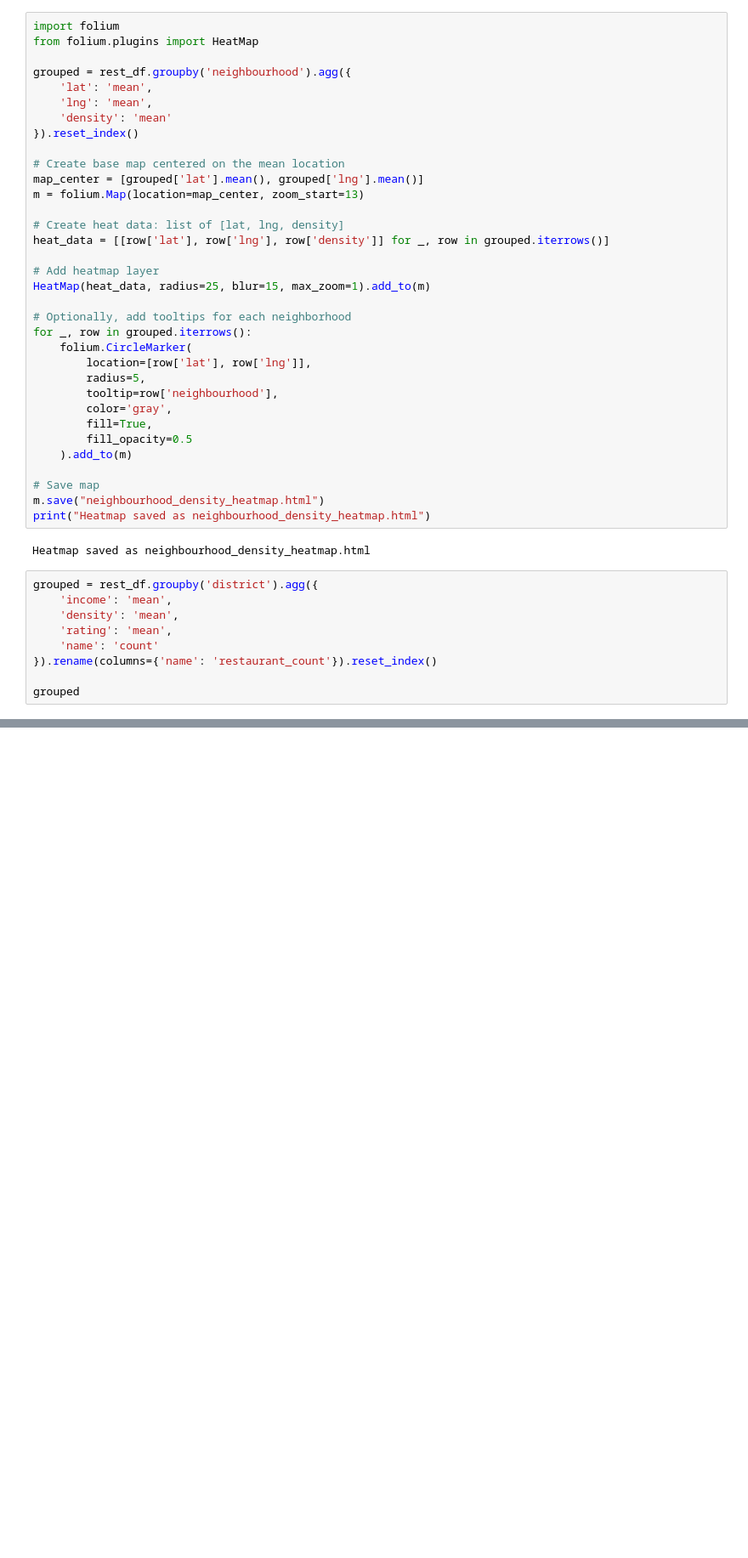
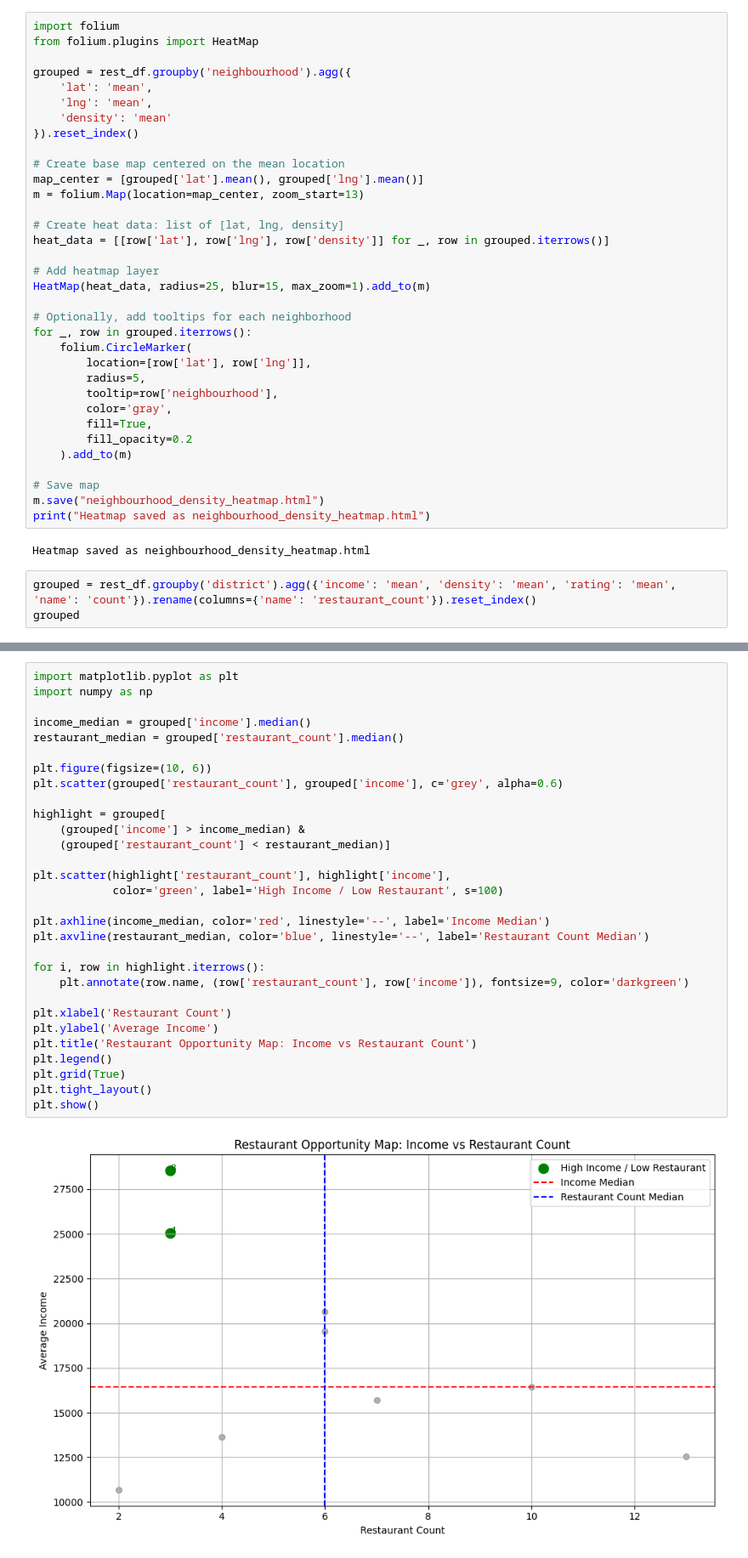
Before and after one commit to levinX7/first_project, a Jupyter notebook: notebooks/Maps_and_charts.ipynb, the cells around one changed output, grey strips where cells are left out. Shown: that part at 85% size. Saved outputs shown, nothing was run; the diff lists cells and outputs as text; blank space fills up the shorter version.

```diff
--- a/notebooks/Maps_and_charts.ipynb
+++ b/notebooks/Maps_and_charts.ipynb
@@ -37,7 +37,7 @@ for _, row in grouped.iterrows():
         tooltip=row['neighbourhood'],
         color='gray',
         fill=True,
-        fill_opacity=0.5
+        fill_opacity=0.2
     ).add_to(m)
 
 # Save map
@@ -46,13 +46,7 @@ print("Heatmap saved as neighbourhood_density_heatmap.html")
 # %% [output]
 Heatmap saved as neighbourhood_density_heatmap.html
 # %%
-grouped = rest_df.groupby('district').agg({
-    'income': 'mean',
-    'density': 'mean',
-    'rating': 'mean',
-    'name': 'count'
-}).rename(columns={'name': 'restaurant_count'}).reset_index()
-
+grouped = rest_df.groupby('district').agg({'income': 'mean', 'density': 'mean', 'rating': 'mean', 'name': 'count'}).rename(columns={'name': 'restaurant_count'}).reset_index()
 grouped
 # %% [output]
 |  | district | income | density | rating | restaurant_count |
@@ -87,0 +71,32 @@ plt.show()
+# %%
+import matplotlib.pyplot as plt
+import numpy as np
+
+income_median = grouped['income'].median()
+restaurant_median = grouped['restaurant_count'].median()
+
+plt.figure(figsize=(10, 6))
+plt.scatter(grouped['restaurant_count'], grouped['income'], c='grey', alpha=0.6)
+
+highlight = grouped[
+    (grouped['income'] > income_median) &
+    (grouped['restaurant_count'] < restaurant_median)]
+
+plt.scatter(highlight['restaurant_count'], highlight['income'],
+            color='green', label='High Income / Low Restaurant', s=100)
+
+plt.axhline(income_median, color='red', linestyle='--', label='Income Median')
+plt.axvline(restaurant_median, color='blue', linestyle='--', label='Restaurant Count Median')
+
+for i, row in highlight.iterrows():
+    plt.annotate(row.name, (row['restaurant_count'], row['income']), fontsize=9, color='darkgreen')
+
+plt.xlabel('Restaurant Count')
+plt.ylabel('Average Income')
+plt.title('Restaurant Opportunity Map: Income vs Restaurant Count')
+plt.legend()
+plt.grid(True)
+plt.tight_layout()
+plt.show()
+# %% [output]
+[figure, added]
```
Also changed, not shown: parts of 10 cells of this notebook, 5 other files.
